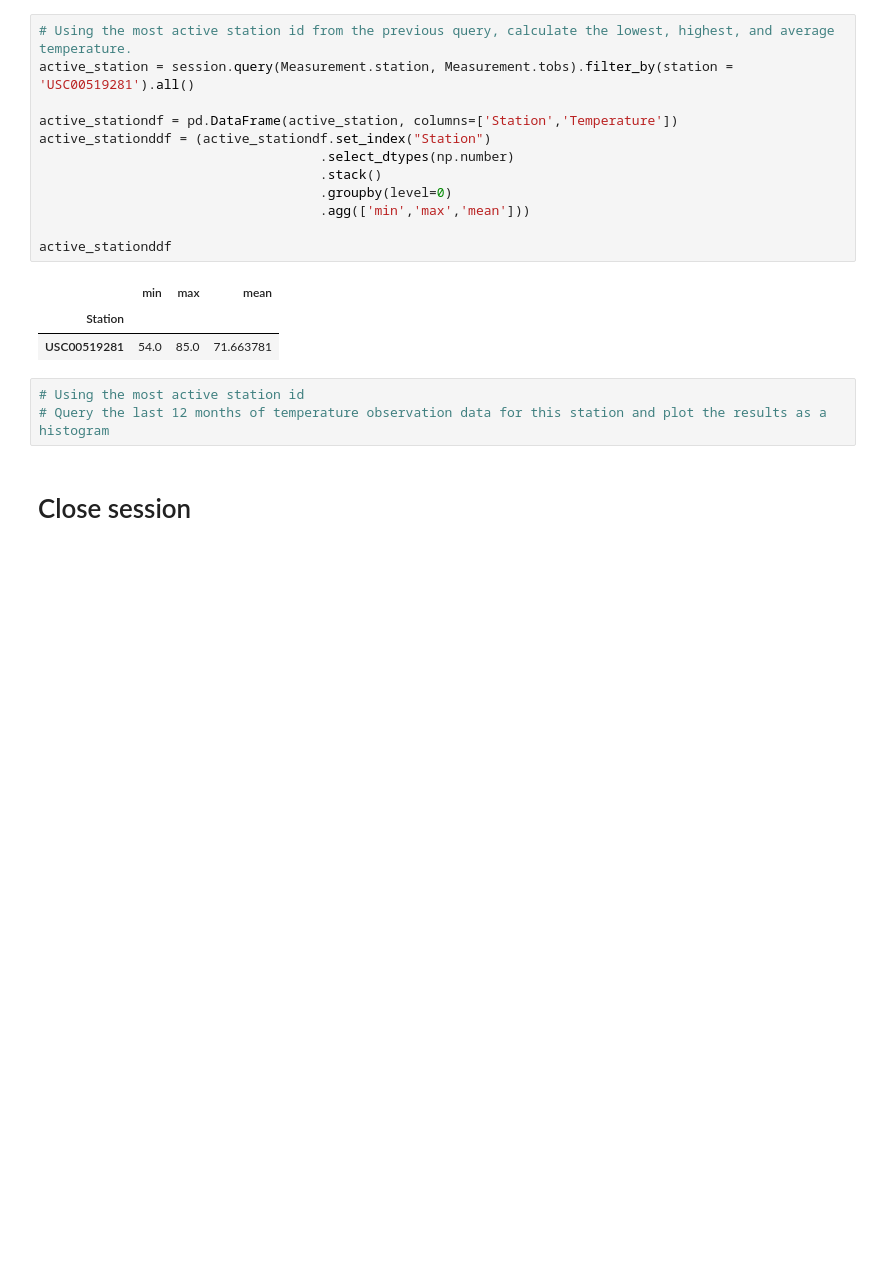
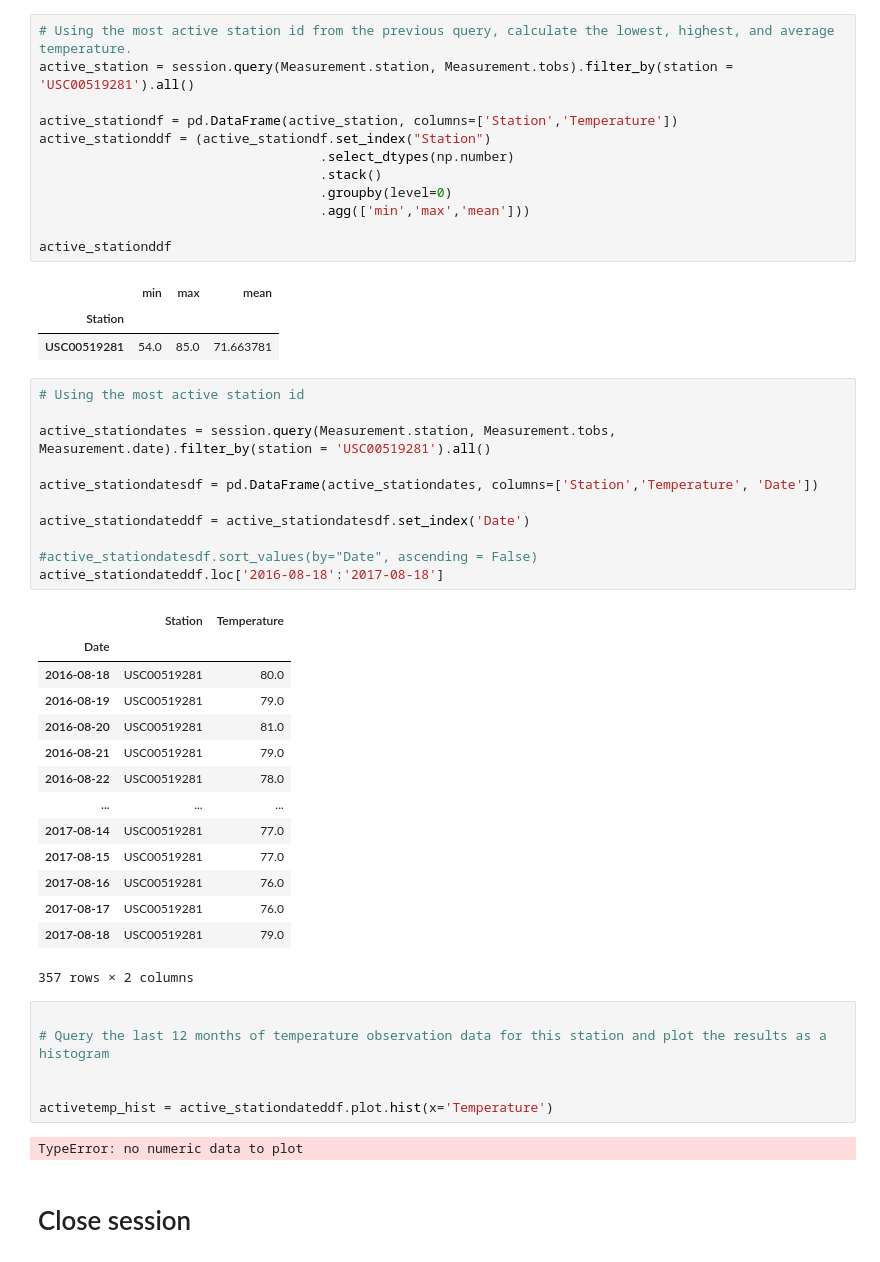
Before and after one commit to DarianR4/sqlalchemy_challenge, a Jupyter notebook: climate_starter.ipynb, the cells around one changed output. Drawn from its saved outputs; the diff is of its cells as text; blank space fills up the shorter version.

```diff
--- a/climate_starter.ipynb
+++ b/climate_starter.ipynb
@@ -202,9 +210,40 @@ active_stationddf
 |  | min | max | mean |
 | Station |  |  |  |
 | USC00519281 | 54.0 | 85.0 | 71.663781 |
+# %%
+# Using the most active station id
+
+active_stationdates = session.query(Measurement.station, Measurement.tobs, Measurement.date).filter_by(station = 'USC00519281').all()
+
+active_stationdatesdf = pd.DataFrame(active_stationdates, columns=['Station','Temperature', 'Date'])
+
+active_stationdateddf = active_stationdatesdf.set_index('Date')
+
+#active_stationdatesdf.sort_values(by="Date", ascending = False)
+active_stationdateddf.loc['2016-08-18':'2017-08-18']
+# %% [output]
+|  | Station | Temperature |
+| Date |  |  |
+| 2016-08-18 | USC00519281 | 80.0 |
+| 2016-08-19 | USC00519281 | 79.0 |
+| 2016-08-20 | USC00519281 | 81.0 |
+| 2016-08-21 | USC00519281 | 79.0 |
+| 2016-08-22 | USC00519281 | 78.0 |
+| ... | ... | ... |
+| 2017-08-14 | USC00519281 | 77.0 |
+| 2017-08-15 | USC00519281 | 77.0 |
+| 2017-08-16 | USC00519281 | 76.0 |
+| 2017-08-17 | USC00519281 | 76.0 |
+| 2017-08-18 | USC00519281 | 79.0 |
+357 rows × 2 columns
 # %%
-# Using the most active station id
+
 # Query the last 12 months of temperature observation data for this station and plot the results as a histogram
+
+
+activetemp_hist = active_stationdateddf.plot.hist(x='Temperature')
+# %% [output]
+TypeError: no numeric data to plot
 # %% [markdown]
 # Close session
 # %%
```
Also changed, not shown: parts of 2 cells of this notebook, 1 other file.
